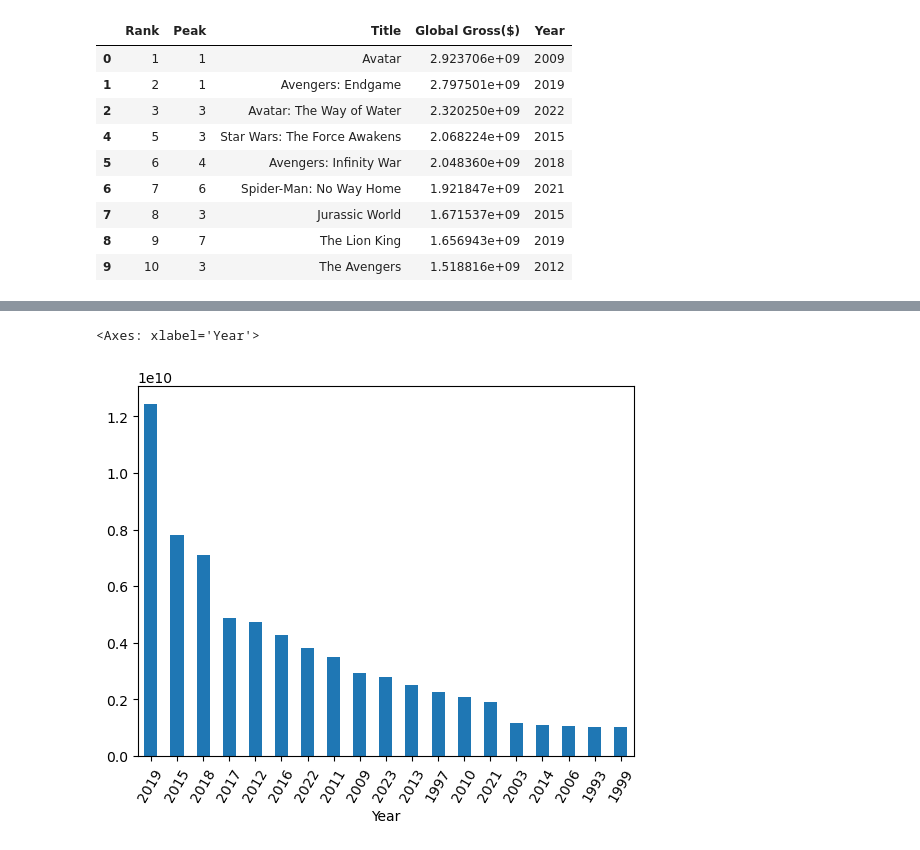
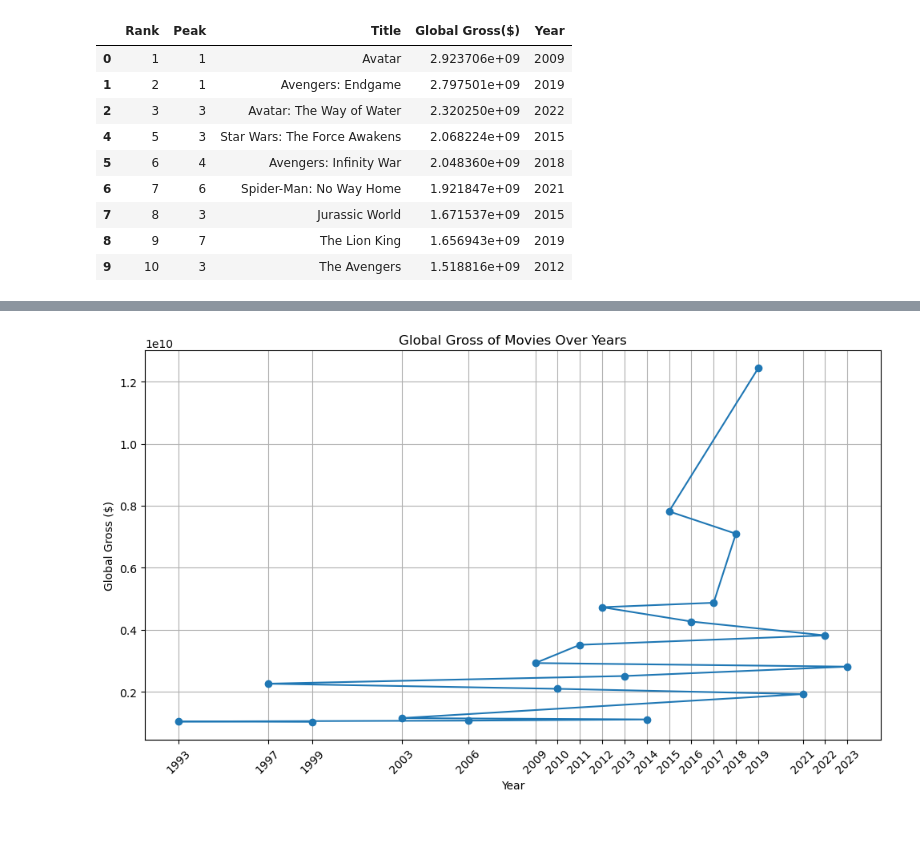
Before and after one commit to Sunday-Oladokun/Webscraping-Cleaning-Analysis-of-Top-Grossing-Movies, a Jupyter notebook: WEBSCRAPING, CLEANING AND ANALYSIS FOR HIGHEST GROSSING FILMS.ipynb, the cells around one changed output, grey strips where cells are left out. Drawn from its saved outputs; the diff is of its cells as text; code cells hidden in the pictures.

```diff
--- a/WEBSCRAPING, CLEANING AND ANALYSIS FOR HIGHEST GROSSING FILMS.ipynb
+++ b/WEBSCRAPING, CLEANING AND ANALYSIS FOR HIGHEST GROSSING FILMS.ipynb
@@ -307,12 +307,22 @@ Year
 1993    1.037535e+09
 1999    1.027083e+09
 Name: Global Gross($), dtype: float64
-# %%
-# Visualize the data
-gross_year_sorted.plot(kind="bar", rot=60)
-# %% [output]
-<Axes: xlabel='Year'>
-[figure, removed]
+# %%
+# Import matplotlib for plotting the result
+import matplotlib.pyplot as plt
+
+# Plotting the data
+plt.figure(figsize=(10, 6))
+plt.plot(gross_year_sorted.index, gross_year_sorted.values, marker='o', linestyle='-')
+plt.title('Global Gross of Movies Over Years')
+plt.xlabel('Year')
+plt.ylabel('Global Gross ($)')
+plt.grid(True)
+plt.xticks(gross_year_sorted.index, rotation=45)
+plt.tight_layout()
+plt.show()
+# %% [output]
+[figure, added]
 # %%
 # Export file as as csv file
 movies_data.to_csv("Movies Data")
```
Also changed, not shown: parts of 9 cells of this notebook, 2 other files.
